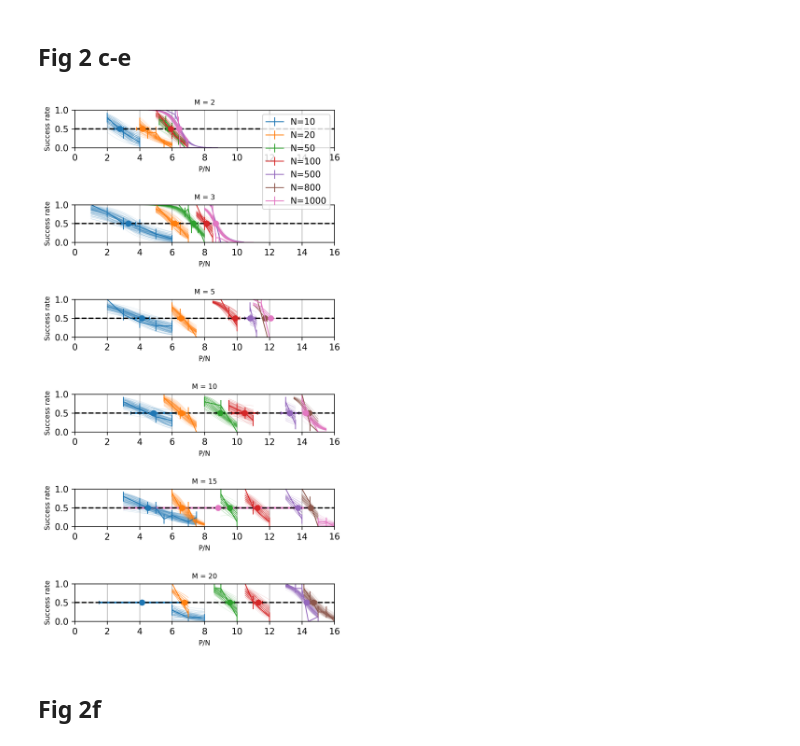
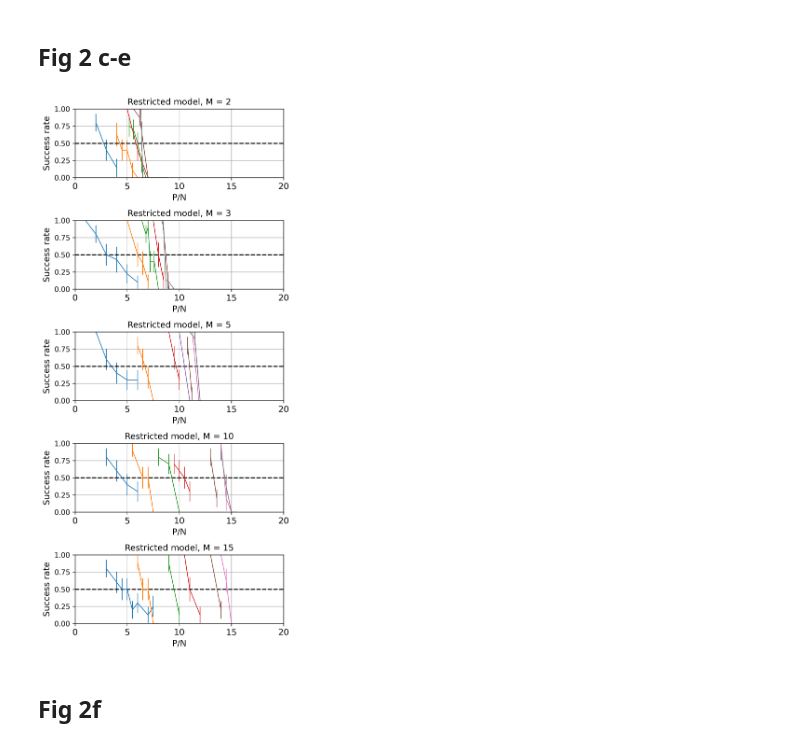
Before and after one commit to london-and-tequila/parallel_synapse_capacity, a Jupyter notebook: Fig2.ipynb, the cells around one changed output. Cells and saved outputs as stored; diff of their text form; code cells hidden in the pictures.

```diff
--- a/Fig2.ipynb
+++ b/Fig2.ipynb
@@ -11,11 +11,14 @@ import random
 
 import matplotlib.pyplot as plt
 from sklearn.linear_model import LogisticRegression
+
+all_N = [10, 20, 50, 100, 200, 500, 800, 1000, 2000, 5000]
+colors = plt.cm.tab10.colors
 # %%
 experi = {}
 allN = set()
 allM = set()
-for N in [10, 20, 50, 100, 500, 800, 1000]:
+for N in [10, 20, 50, 100, 200, 500, 800, 1000]:
     path = glob.glob(
         "./gradient_descent_results/N_" + str(N) + "_png/*seed_[0-9].png"
     ) + glob.glob(
@@ -31,8 +34,10 @@ for N in [10, 20, 50, 100, 500, 800, 1000]:
             int(params[5]),
             int(params[7]),
         )
-        #         if M_ == 5:
-        #             continue
+        if M_ == 20:
+            continue
+        if M_ == 15 and N_ == 1000:
+            continue
         if (N_, M_) not in experi:
             experi[(N_, M_)] = {}
         if P_ not in experi[(N_, M_)]:
@@ -75,7 +85,7 @@ for N in arrayN:
 # %% [markdown]
 ## Fig 2 c-e
 # %%
-plt.figure(figsize=(5, 9), dpi=300)
+plt.figure(figsize=(5, 11), dpi=300)
 # plt.plot([3,14],[.5,.5],'k--')
 c = [
     "tab:blue",
@@ -85,11 +95,14 @@ c = [
     "tab:purple",
     "tab:brown",
     "tab:pink",
+    "tab:olive",
+    "tab:cyan",
 ]
 
 arrayN = np.array(sorted(list(allN)))
 arrayM = np.array(sorted(list(allM)))
 capacity = {}
+sample_ratio = 0.5
 for count, (N, M) in enumerate(experi):
     # if M not in {2,3,5}:
     #     continue
@@ -103,11 +116,13 @@ for count, (N, M) in enumerate(experi):
         psedoY = []
 
         for P in experi[(N, M)]:
-            psedoX += [P / N] * len(experi[(N, M)][P])
-            psedoY += random.choices(experi[(N, M)][P], k=len(experi[(N, M)][P]))
+            psedoX += [P / N] * int(len(experi[(N, M)][P]) * sample_ratio)
+            psedoY += random.sample(
+                list(experi[(N, M)][P]), k=int(len(experi[(N, M)][P]) * sample_ratio)
+            )
         if min(psedoY) == max(psedoY):
             continue
-        clf = LogisticRegression().fit(
+        clf = LogisticRegression(penalty="none").fit(
             np.array(psedoX).reshape(-1, 1), np.array(psedoY)
         )
         newX = np.linspace(
@@ -119,65 +134,67 @@ for count, (N, M) in enumerate(experi):
 
         probs = clf.predict_proba(newX.reshape(-1, 1))
 
-        plt.subplot(arrayM.size, 1, np.where(arrayM == M)[0][0] + 1)
-        plt.plot(
-            newX,
-            probs[:, 1],
-            alpha=0.15,
-            linewidth=0.5,
-            color=c[np.where(arrayN == N)[0][0]],
-        )
+        # plt.subplot(arrayM.size, 1, np.where(arrayM == M)[0][0] + 1)
+        # plt.plot(
+        #     newX,
+        #     probs[:, 1],
+        #     alpha=0.15,
+        #     linewidth=0.5,
+        #     color=c[np.where(arrayN == N)[0][0]],
+        # )
 
     capacity[M].append(
         [N, M, np.nanmean(np.array(psedoC)), np.nanstd(np.array(psedoC))]
     )
 
     plt.subplot(arrayM.size, 1, np.where(arrayM == M)[0][0] + 1)
     plt.errorbar(
         np.array(list(experi[(N, M)].keys())) / N,
         [np.mean(np.array(experi[(N, M)][P])) for P in experi[(N, M)]],
         yerr=[
             np.std(np.array(experi[(N, M)][P])) / np.sqrt(len(experi[(N, M)][P]))
             for P in experi[(N, M)]
         ],
         label="N=" + str(N),
         linewidth=1,
-        color=c[np.where(arrayN == N)[0][0]],
+        # color=c[np.where(arrayN == N)[0][0]],
+        color=colors[all_N.index(N)],
     )
 
-    plt.errorbar(
-        [np.array(psedoC).mean()],
-        [0.5],
-        xerr=np.array(psedoC).std(),
-        fmt="o",
-        linewidth=2,
-        capsize=2,
-        color=c[np.where(arrayN == N)[0][0]],
-    )
+    # plt.errorbar(
+    #     [np.array(psedoC).mean()],
+    #     [0.5],
+    #     xerr=np.array(psedoC).std(),
+    #     fmt="o",
+    #     linewidth=2,
+    #     capsize=2,
+    #     color=c[np.where(arrayN == N)[0][0]],
+    # )
 
 for i in range(arrayM.size):
     plt.subplot(arrayM.size, 1, i + 1)
-    plt.title("M = " + str(arrayM[i]), fontsize=8)
-    if i == 0:
-        plt.legend()
-    plt.xlim([0, 16])
+    plt.title("Restricted model, M = " + str(arrayM[i]), fontsize=12)
+    # if i == 0 or i == 2:
+    #     plt.legend(fontsize=9)
+    plt.xlim([0, 20])
     plt.ylim([0, 1])
-    plt.plot([0, 16], [0.5, 0.5], "k--")
+    plt.plot([0, 20], [0.5, 0.5], "k--")
+    plt.xticks([0, 5, 10, 15, 20], fontsize=12)
     plt.grid()
-    plt.xlabel("P/N", fontsize=8)
-    plt.ylabel("Success rate", fontsize=8)
+    plt.xlabel("P/N", fontsize=12)
+    plt.ylabel("Success rate", fontsize=12)
 
 for M in capacity:
     capacity[M] = np.array(capacity[M])
 capacity = collections.OrderedDict(sorted(capacity.items()))
 with open("capacity_restricted_model.pkl", "wb") as f:
     pickle.dump(capacity, f, protocol=pickle.HIGHEST_PROTOCOL)
 
 plt.tight_layout()
 plt.savefig("success_rate.pdf")
 plt.show()
 # %% [output]
-[figure, old version]
+[figure, new version]
 # %% [markdown]
 ## Fig 2f
 # %%
```
Also changed, not shown: parts of 3 cells of this notebook, 11 other files.
